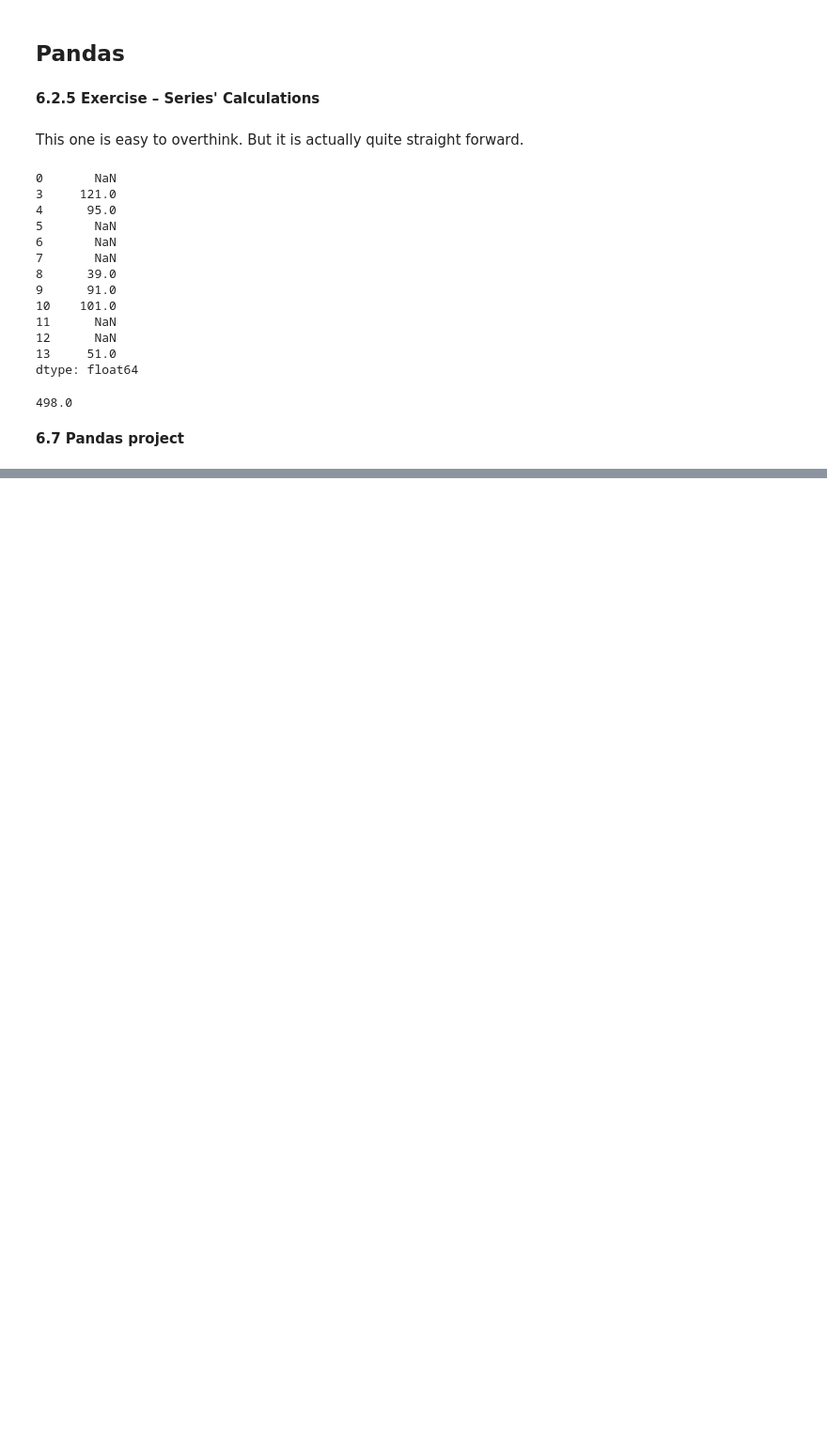
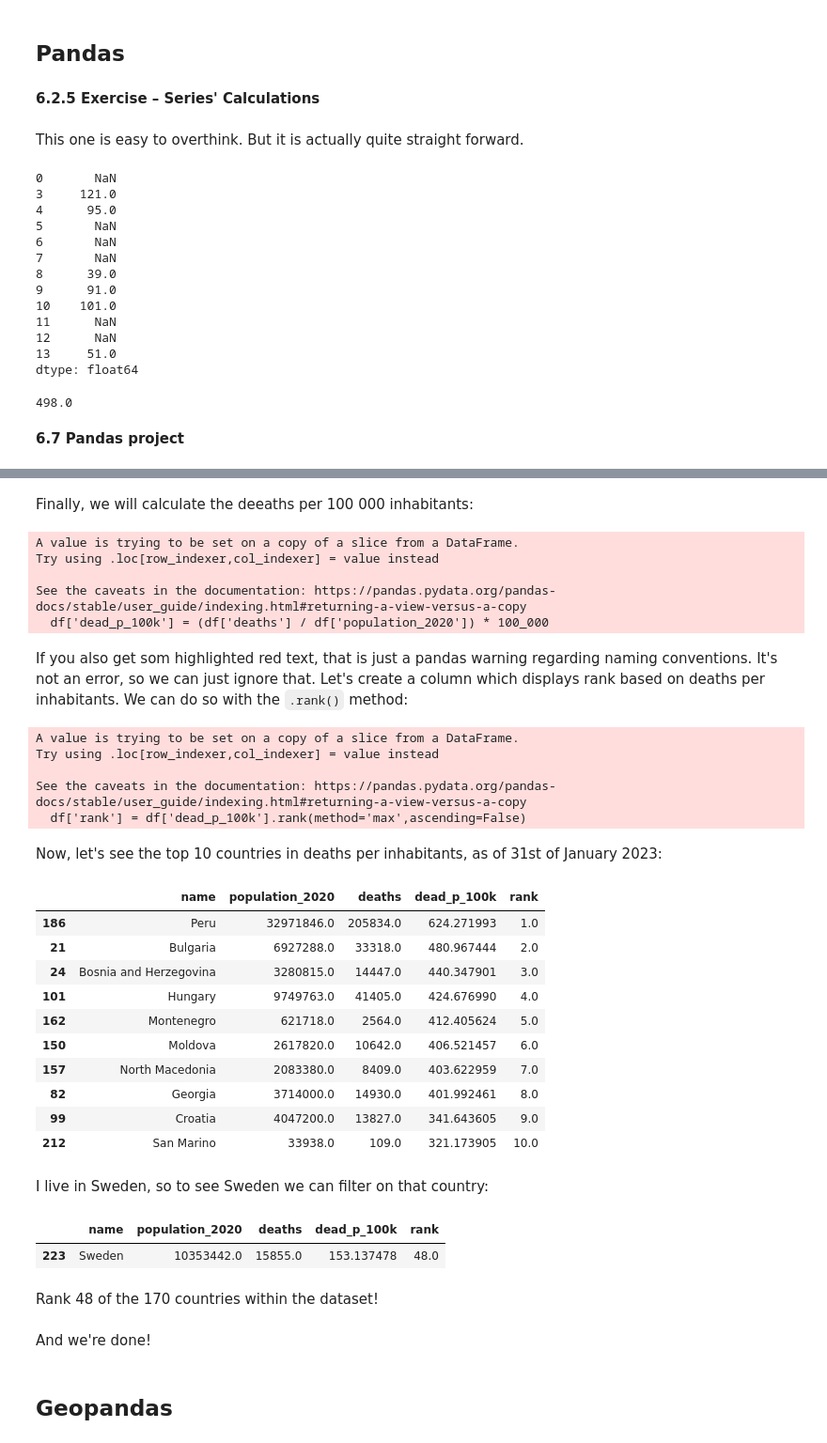
Before and after one commit to johan-ekman/learning_python, a Jupyter notebook: continuation_course/solutions.ipynb, the cells around one changed output, grey strips where cells are left out. Shown: that part at 94% size. Saved outputs shown, nothing was run; the diff lists cells and outputs as text; code cells hidden in the pictures; blank space fills up the shorter version.

Commit message:
Fixed an issue with chapter 6 and also wrote the solution section on the chapter 6 project

```diff
--- a/continuation_course/solutions.ipynb
+++ b/continuation_course/solutions.ipynb
@@ -1520,0 +1661,2 @@ df = df.sort_values('dead_p_100k',ascending=False)
+# %%
+df = pop.merge(df,on='name',how='left')
@@ -1520,0 +1674,2 @@ df = df.sort_values('dead_p_100k',ascending=False)
+# %%
+df = df.dropna()
@@ -1520,0 +1685,49 @@ df = df.sort_values('dead_p_100k',ascending=False)
+# %% [markdown]
+Finally, we will calculate the deeaths per 100 000 inhabitants:
+# %%
+df['dead_p_100k'] = (df['deaths'] / df['population_2020']) * 100_000
+# %% [output]
+A value is trying to be set on a copy of a slice from a DataFrame.
+Try using .loc[row_indexer,col_indexer] = value instead
+
+See the caveats in the documentation: https://pandas.pydata.org/pandas-docs/stable/user_guide/indexing.html#returning-a-view-versus-a-copy
+  df['dead_p_100k'] = (df['deaths'] / df['population_2020']) * 100_000
+# %% [markdown]
+If you also get som highlighted red text, that is just a pandas warning regarding naming conventions. It's not an error, so we can just ignore that. Let's create a column which displays rank based on deaths per inhabitants. We can do so with the `.rank()` method:
+# %%
+df['rank'] = df['dead_p_100k'].rank(method='max',ascending=False)
+# %% [output]
+A value is trying to be set on a copy of a slice from a DataFrame.
+Try using .loc[row_indexer,col_indexer] = value instead
+
+See the caveats in the documentation: https://pandas.pydata.org/pandas-docs/stable/user_guide/indexing.html#returning-a-view-versus-a-copy
+  df['rank'] = df['dead_p_100k'].rank(method='max',ascending=False)
+# %% [markdown]
+Now, let's see the top 10 countries in deaths per inhabitants, as of 31st of January 2023:
+# %%
+df.sort_values('rank').head(10)
+# %% [output]
+|  | name | population_2020 | deaths | dead_p_100k | rank |
+| 186 | Peru | 32971846.0 | 205834.0 | 624.271993 | 1.0 |
+| 21 | Bulgaria | 6927288.0 | 33318.0 | 480.967444 | 2.0 |
+| 24 | Bosnia and Herzegovina | 3280815.0 | 14447.0 | 440.347901 | 3.0 |
+| 101 | Hungary | 9749763.0 | 41405.0 | 424.676990 | 4.0 |
+| 162 | Montenegro | 621718.0 | 2564.0 | 412.405624 | 5.0 |
+| 150 | Moldova | 2617820.0 | 10642.0 | 406.521457 | 6.0 |
+| 157 | North Macedonia | 2083380.0 | 8409.0 | 403.622959 | 7.0 |
+| 82 | Georgia | 3714000.0 | 14930.0 | 401.992461 | 8.0 |
+| 99 | Croatia | 4047200.0 | 13827.0 | 341.643605 | 9.0 |
+| 212 | San Marino | 33938.0 | 109.0 | 321.173905 | 10.0 |
+# %% [markdown]
+I live in Sweden, so to see Sweden we can filter on that country:
+# %%
+df[df['name']=='Sweden']
+# %% [output]
+|  | name | population_2020 | deaths | dead_p_100k | rank |
+| 223 | Sweden | 10353442.0 | 15855.0 | 153.137478 | 48.0 |
+# %% [markdown]
+Rank 48 of the 170 countries within the dataset!
+# %% [markdown]
+And we're done!
+# %% [markdown]
+## Geopandas
```
Also changed, not shown: parts of 47 cells of this notebook, 1 other file.
